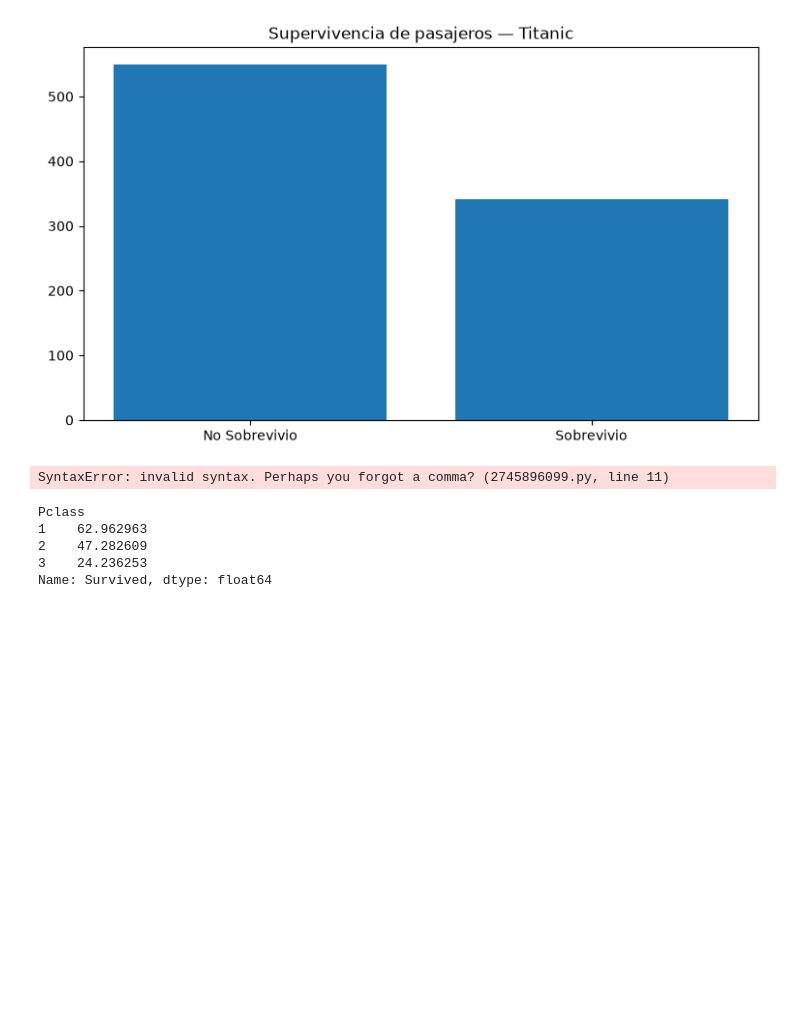
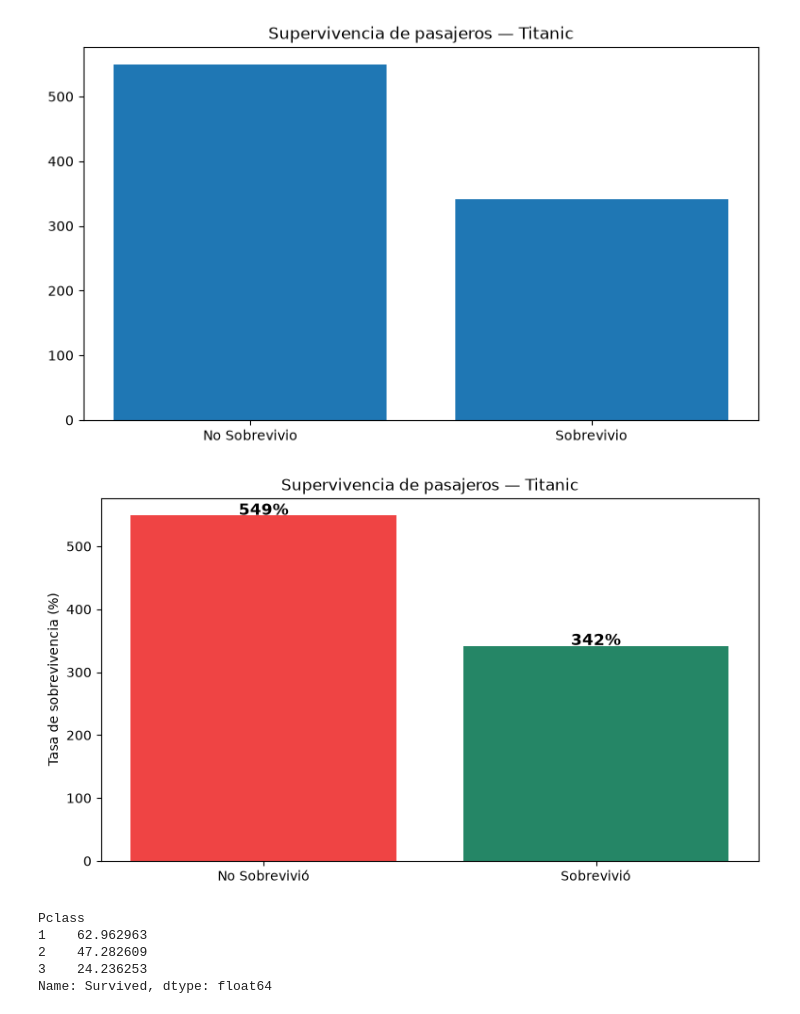
Before and after one commit to CristianR-29/data-bootcamp, a Jupyter notebook: semana2/sesion5_visualizacion.ipynb, the cells around one changed output. Cells and saved outputs as stored; diff of their text form; code cells hidden in the pictures; blank space fills up the shorter version.

```diff
--- a/semana2/sesion5_visualizacion.ipynb
+++ b/semana2/sesion5_visualizacion.ipynb
@@ -74,19 +78,19 @@ plt.show()
 # %%
 categorias = ['No Sobrevivió', 'Sobrevivió']
 valores = [549, 342]
 colores = ['#ef4444', "#258666"]
 
 plt.figure(figsize=(9, 5))
 plt.bar(categorias, valores, color=colores)
 plt.title('Supervivencia de pasajeros — Titanic')
 plt.ylabel('Tasa de sobrevivencia (%)')
 
 for i, v in enumerate(valores):
-    plt.text(i, v + 1, f'{v}%', ha='center', fontsize=12 fontweight= 'bold')
+    plt.text(i, v + 1, f'{v}%', ha='center', fontsize=12, fontweight= 'bold')
 plt.tight_layout
 plt.show()
 # %% [output]
-SyntaxError: invalid syntax. Perhaps you forgot a comma? (2745896099.py, line 11)
+[figure, added]
 # %%
 df.groupby ('Pclass')['Survived'].mean() * 100
 # %% [output]
```
Also changed, not shown: parts of 1 cell of this notebook.
